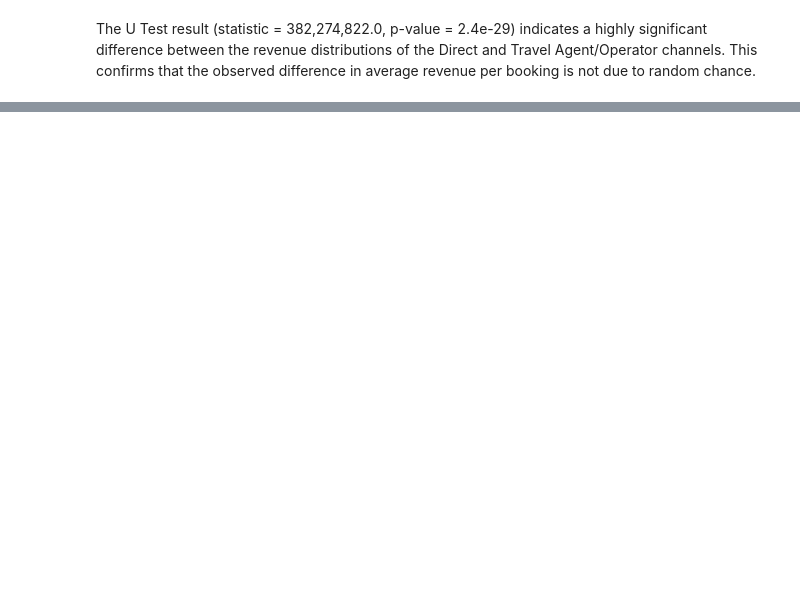
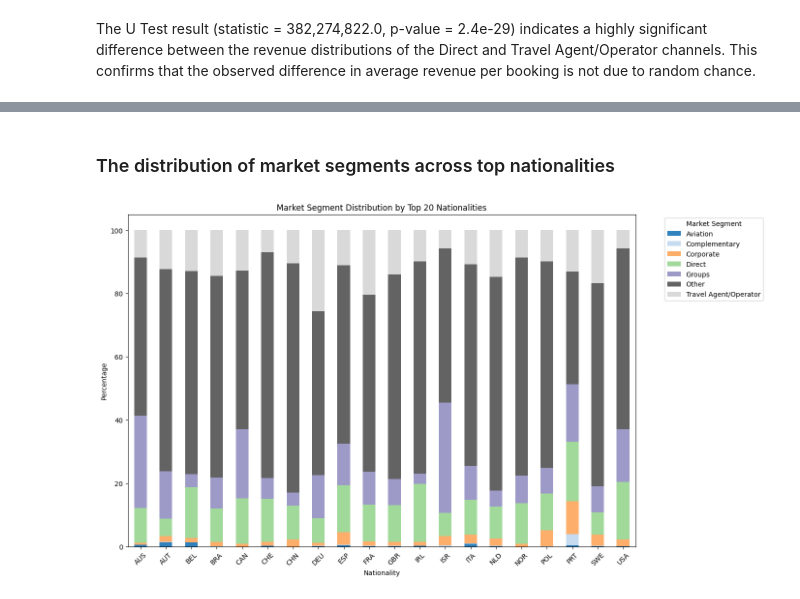
Before and after one commit to charJin/hotel-analysis, a Jupyter notebook: Notebooks/analysis.ipynb, the cells around one changed output, grey strips where cells are left out. Saved outputs shown, nothing was run; the diff lists cells and outputs as text; code cells hidden in the pictures; blank space fills up the shorter version.

```diff
--- a/Notebooks/analysis.ipynb
+++ b/Notebooks/analysis.ipynb
@@ -640,0 +741,19 @@ The U Test result (statistic = 382,274,822.0, p-value = 2.4e-29) indicates a hig
+# %% [markdown]
+### The distribution of market segments across top nationalities
+# %%
+stacked_data = hotel_df.groupby(['nationality', 'market_segment']).size().reset_index(name='count')
+stacked_data['percentage'] = stacked_data.groupby('nationality')['count'].transform(lambda x: x / x.sum() * 100)
+top_nationalities = hotel_df['nationality'].value_counts().head(20).index
+stacked_data = stacked_data[stacked_data['nationality'].isin(top_nationalities)]
+stacked_pivot = stacked_data.pivot(index='nationality', columns='market_segment', values='percentage').fillna(0)
+
+stacked_pivot.plot(kind='bar', stacked=True, figsize=(14, 8), colormap='tab20c')
+plt.title('Market Segment Distribution by Top 20 Nationalities')
+plt.xlabel('Nationality')
+plt.ylabel('Percentage')
+plt.legend(title='Market Segment', bbox_to_anchor=(1.05, 1), loc='upper left')
+plt.tight_layout()
+plt.xticks(rotation=45)
+plt.show()
+# %% [output]
+[figure, added]
```
Also changed, not shown: parts of 32 cells of this notebook.
